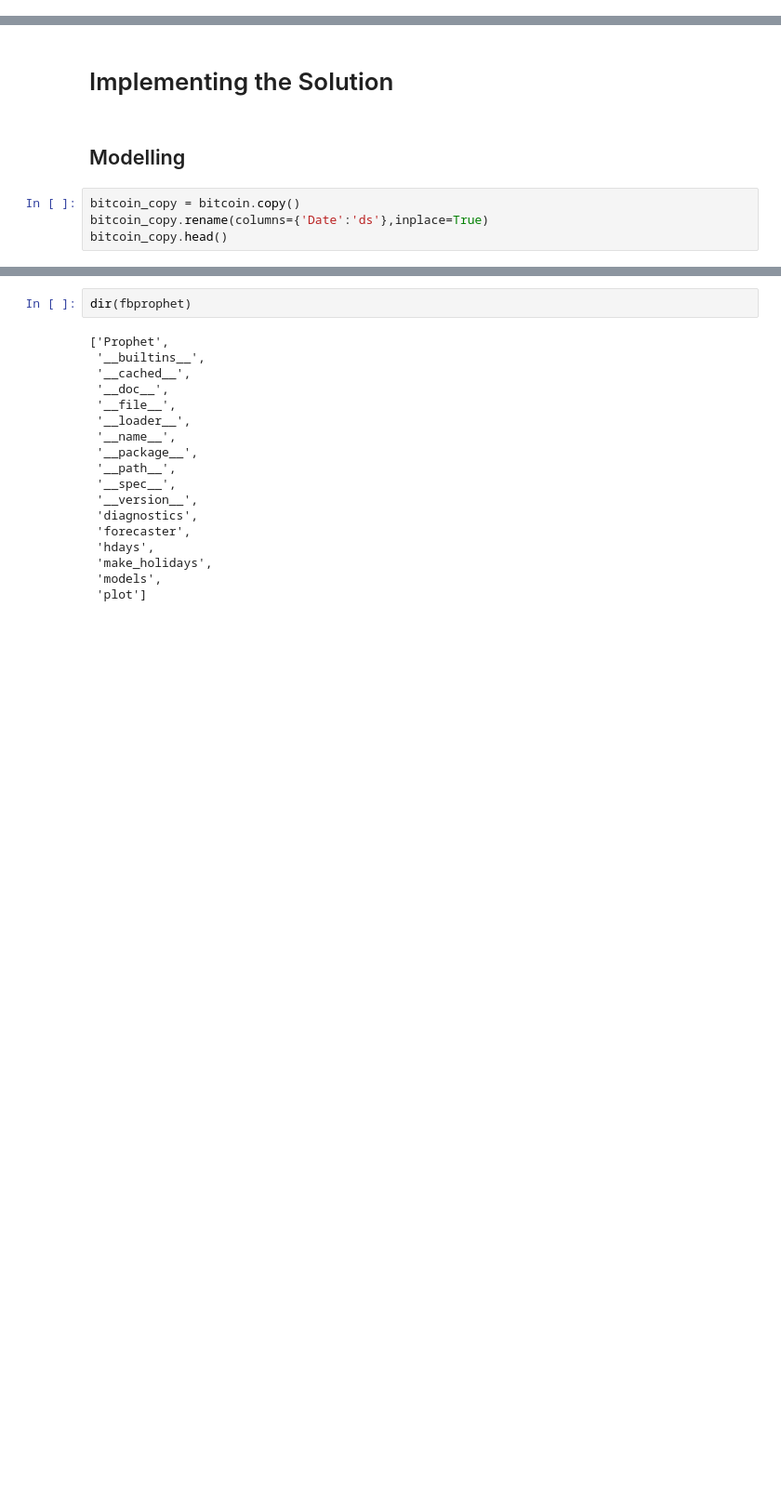
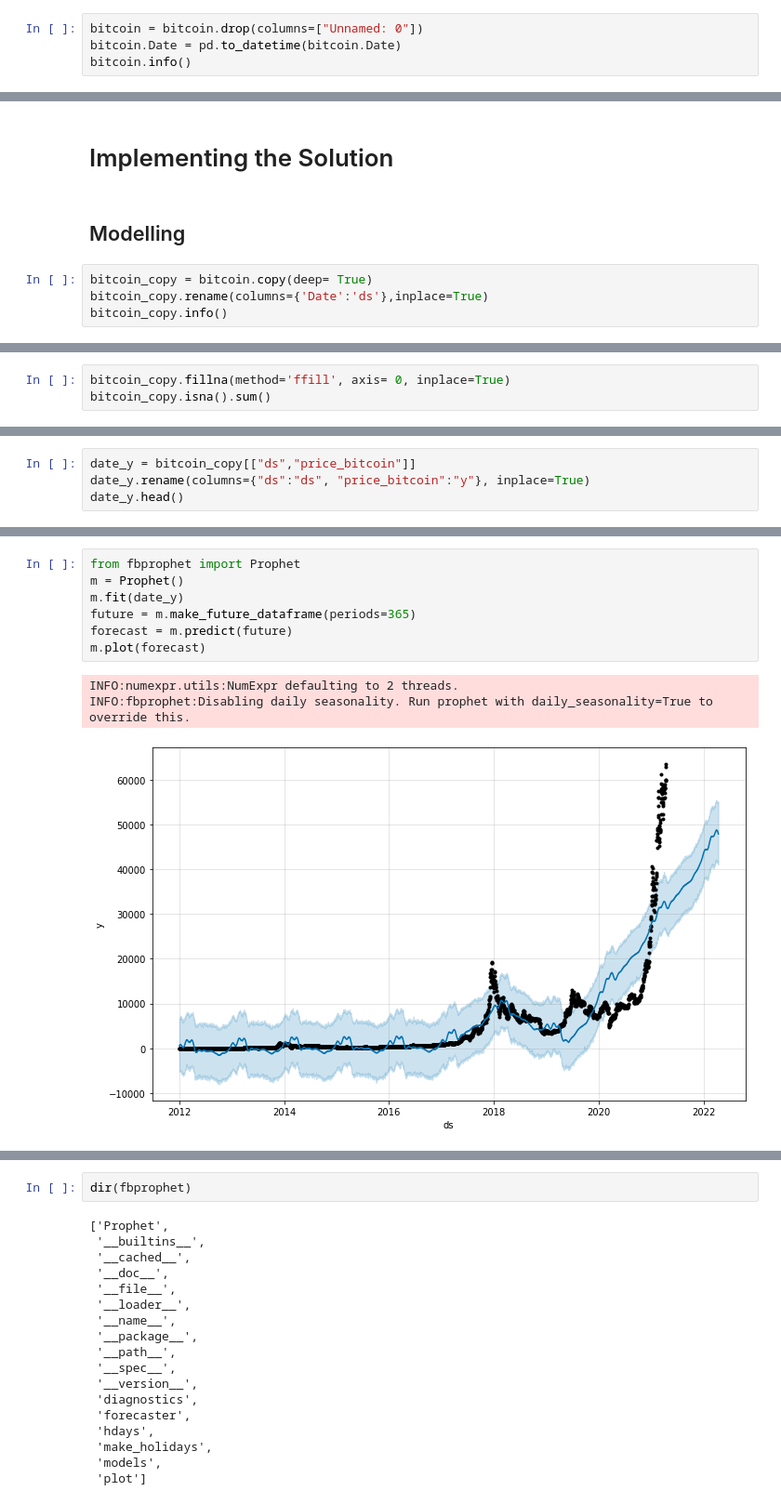
Before and after one commit to SiirenVincent/Bitcoin_Bubble_Prediction, a Jupyter notebook: Bitcoin_Project.ipynb, the cells around one changed output, grey strips where cells are left out. Shown at 93% size. Saved outputs shown, nothing was run; the diff lists cells and outputs as text; blank space fills up the shorter version.

```diff
--- a/Bitcoin_Project.ipynb
+++ b/Bitcoin_Project.ipynb
@@ -750,0 +731,4 @@ memory usage: 662.2 KB
+# %%
+bitcoin = bitcoin.drop(columns=["Unnamed: 0"])
+bitcoin.Date = pd.to_datetime(bitcoin.Date)
+bitcoin.info()
@@ -899,6 +901,6 @@ memory usage: 1.4 MB
 # %% [markdown]
 ## Modelling
 # %%
-bitcoin_copy = bitcoin.copy()
+bitcoin_copy = bitcoin.copy(deep= True)
 bitcoin_copy.rename(columns={'Date':'ds'},inplace=True)
-bitcoin_copy.head()
+bitcoin_copy.info()
@@ -1087,0 +925,3 @@ import fbprophet
+# %%
+bitcoin_copy.fillna(method='ffill', axis= 0, inplace=True)
+bitcoin_copy.isna().sum()
@@ -1087,0 +946,4 @@ import fbprophet
+# %%
+date_y = bitcoin_copy[["ds","price_bitcoin"]]
+date_y.rename(columns={"ds":"ds", "price_bitcoin":"y"}, inplace=True)
+date_y.head()
@@ -1087,0 +957,11 @@ import fbprophet
+# %%
+from fbprophet import Prophet
+m = Prophet()
+m.fit(date_y)
+future = m.make_future_dataframe(periods=365)
+forecast = m.predict(future)
+m.plot(forecast)
+# %% [output]
+INFO:numexpr.utils:NumExpr defaulting to 2 threads.
+INFO:fbprophet:Disabling daily seasonality. Run prophet with daily_seasonality=True to override this.
+[figure, added]
```
Also changed, not shown: parts of 77 cells of this notebook.
